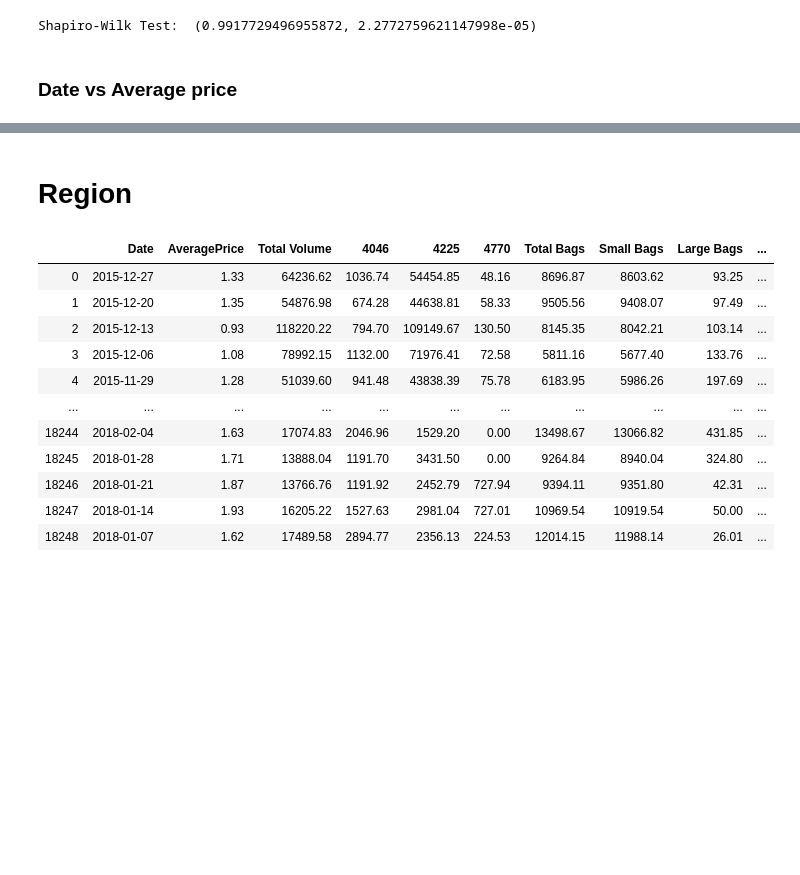
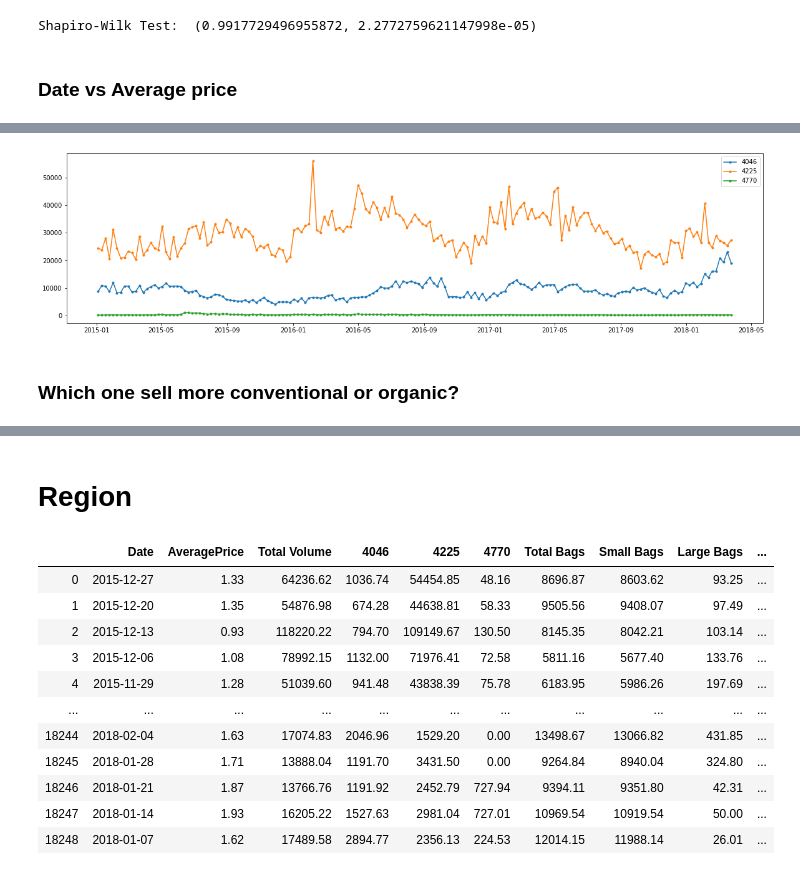
Before and after one commit to FreedomVAce/Avocado_Prices, a Jupyter notebook: Avocado_Prices.ipynb, the cells around one changed output, grey strips where cells are left out. Cells and saved outputs as stored; diff of their text form; code cells hidden in the pictures; blank space fills up the shorter version.

```diff
--- a/Avocado_Prices.ipynb
+++ b/Avocado_Prices.ipynb
@@ -230,0 +267,23 @@ plt.plot(x, marker='.')
+# %%
+small = df[['Date','4046']]
+medium = df[['Date','4225']]
+large = df[['Date','4770']]
+
+size = [small, medium, large]
+# %%
+def size_sale_plot(size) -> None:
+
+    type_size = size.set_index('Date')
+    type_size = type_size.groupby(by = "Date").median()
+    type_size.index = pd.to_datetime(type_size.index)
+    plt.gca()
+    plt.plot(type_size, marker='.', label = size.columns[1])
+    plt.legend()
+# %%
+plt.figure(figsize = (20,5))
+for i in size:
+    size_sale_plot(i)
+# %% [output]
+[figure, added]
+# %% [markdown]
+### Which one sell more conventional or organic?
```
Also changed, not shown: parts of 21 cells of this notebook.
